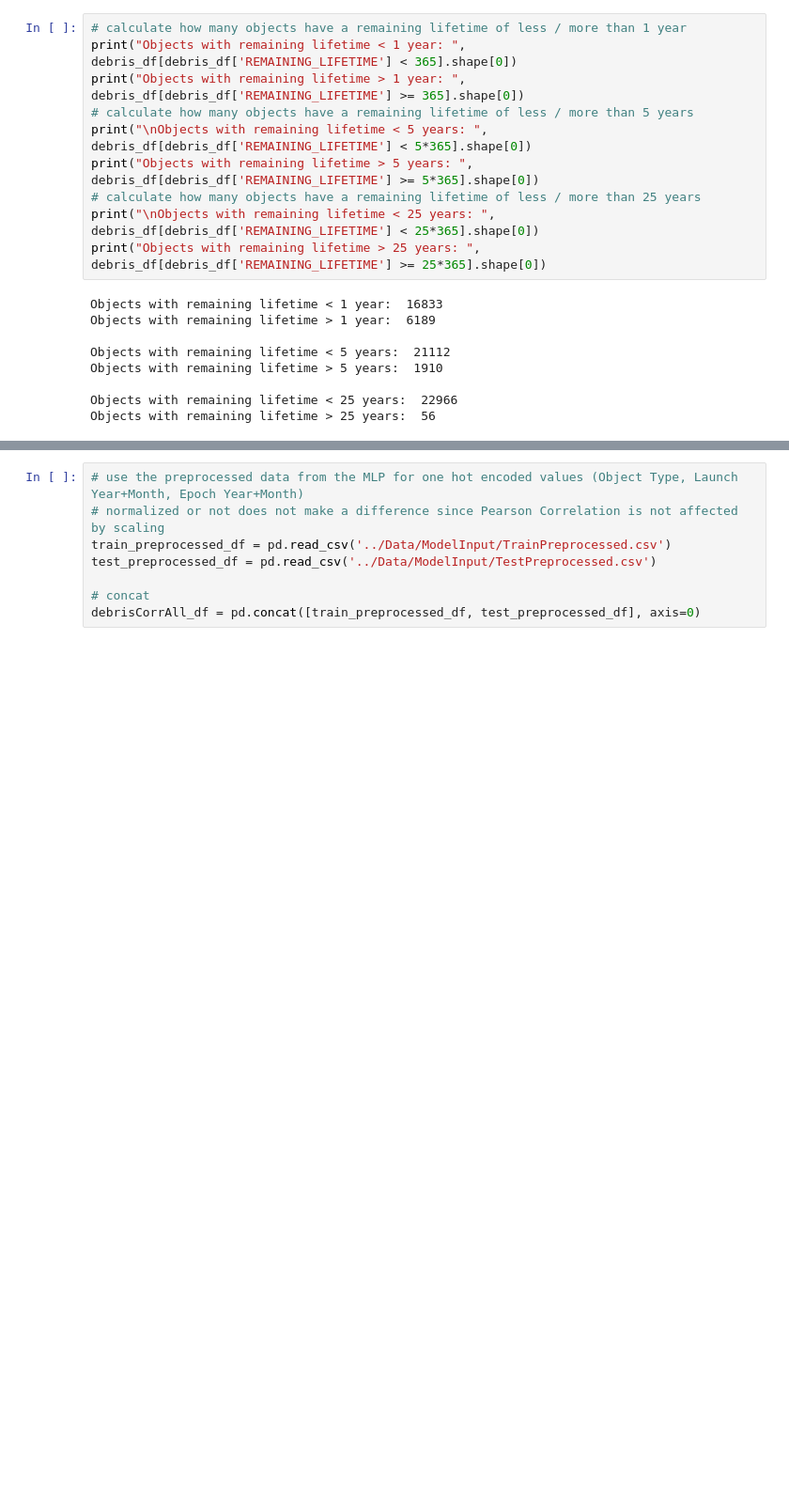
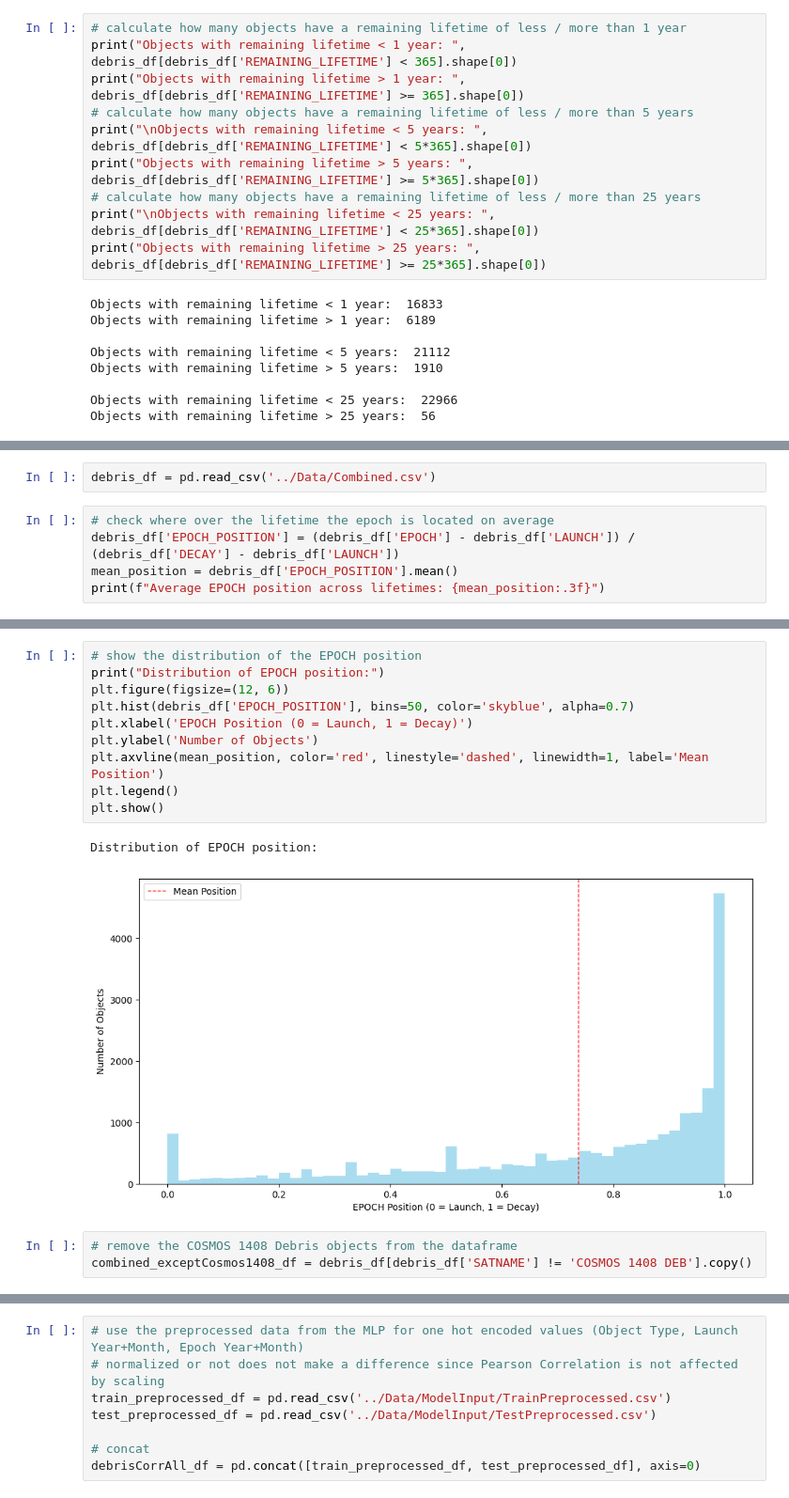
Before and after one commit to brianna404/BA_SpaceDebrisLifetimePrediction, a Jupyter notebook: Code/DataPreparation5_Analysis.ipynb, the cells around one changed output, grey strips where cells are left out. Shown at 94% size. Saved outputs shown, nothing was run; the diff lists cells and outputs as text; blank space fills up the shorter version.

```diff
--- a/Code/DataPreparation5_Analysis.ipynb
+++ b/Code/DataPreparation5_Analysis.ipynb
@@ -282,0 +382,7 @@ Scatter plot of lifetime vs remaining lifetime:
+# %%
+debris_df = pd.read_csv('../Data/Combined.csv')
+# %%
+# check where over the lifetime the epoch is located on average
+debris_df['EPOCH_POSITION'] = (debris_df['EPOCH'] - debris_df['LAUNCH']) / (debris_df['DECAY'] - debris_df['LAUNCH'])
+mean_position = debris_df['EPOCH_POSITION'].mean()
+print(f"Average EPOCH position across lifetimes: {mean_position:.3f}")
@@ -282,0 +404,16 @@ Scatter plot of lifetime vs remaining lifetime:
+# %%
+# show the distribution of the EPOCH position
+print("Distribution of EPOCH position:")
+plt.figure(figsize=(12, 6))
+plt.hist(debris_df['EPOCH_POSITION'], bins=50, color='skyblue', alpha=0.7)
+plt.xlabel('EPOCH Position (0 = Launch, 1 = Decay)')
+plt.ylabel('Number of Objects')
+plt.axvline(mean_position, color='red', linestyle='dashed', linewidth=1, label='Mean Position')
+plt.legend()
+plt.show()
+# %% [output]
+Distribution of EPOCH position:
+[figure, added]
+# %%
+# remove the COSMOS 1408 Debris objects from the dataframe
+combined_exceptCosmos1408_df = debris_df[debris_df['SATNAME'] != 'COSMOS 1408 DEB'].copy()
```
Also changed, not shown: parts of 20 cells of this notebook, 38 other files.
